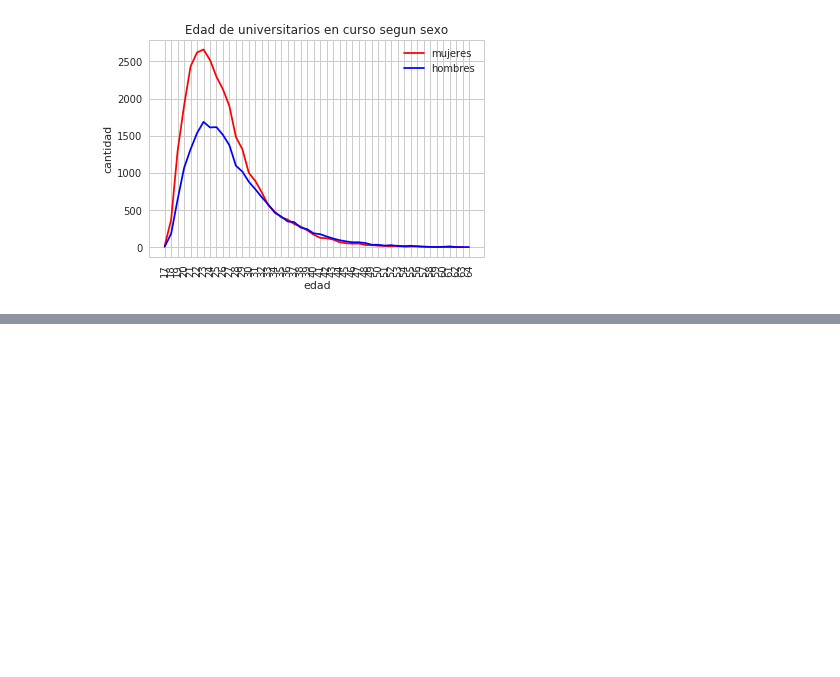
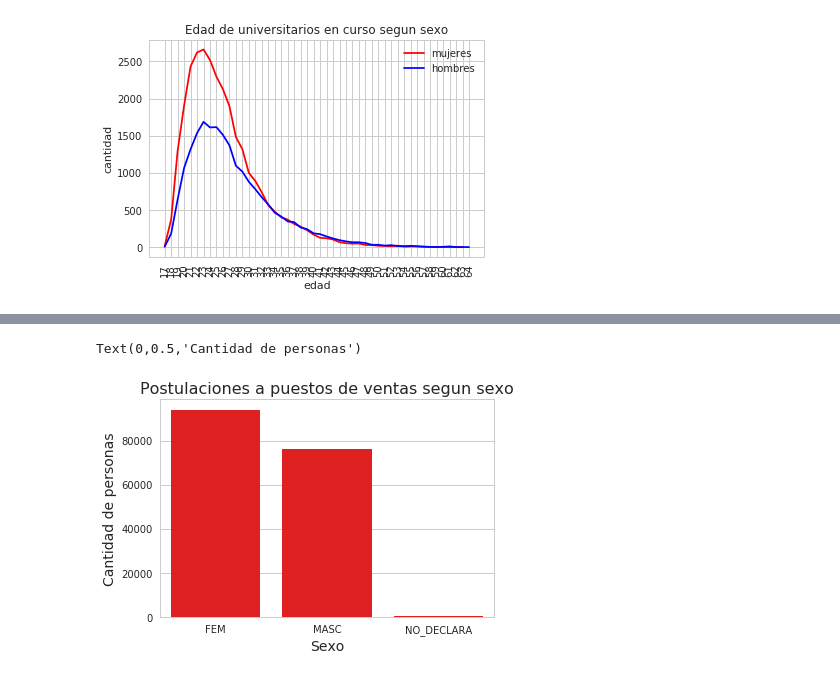
Before and after one commit to FrancoLiberali/tp1-orga-datos-1c2018, a Jupyter notebook: AnalisisExplorario.ipynb, the cells around one changed output, grey strips where cells are left out. Cells and saved outputs as stored; diff of their text form; code cells hidden in the pictures; blank space fills up the shorter version.

```diff
--- a/AnalisisExplorario.ipynb
+++ b/AnalisisExplorario.ipynb
@@ -744,0 +861,9 @@ plt.legend();
+# %%
+plot_data = postulaciones_area_online.loc[postulaciones_area_online['nombre_area'] == 'Ventas']['sexo'].value_counts()
+g = sns.barplot(y=plot_data.values, x=plot_data.index, color='r')
+g.set_title('Postulaciones a puestos de ventas segun sexo', Fontsize = 16)
+g.set_xlabel('Sexo', Fontsize = 14)
+g.set_ylabel('Cantidad de personas', Fontsize = 14)
+# %% [output]
+Text(0,0.5,'Cantidad de personas')
+[figure, added]
```
Also changed, not shown: parts of 43 cells of this notebook.
